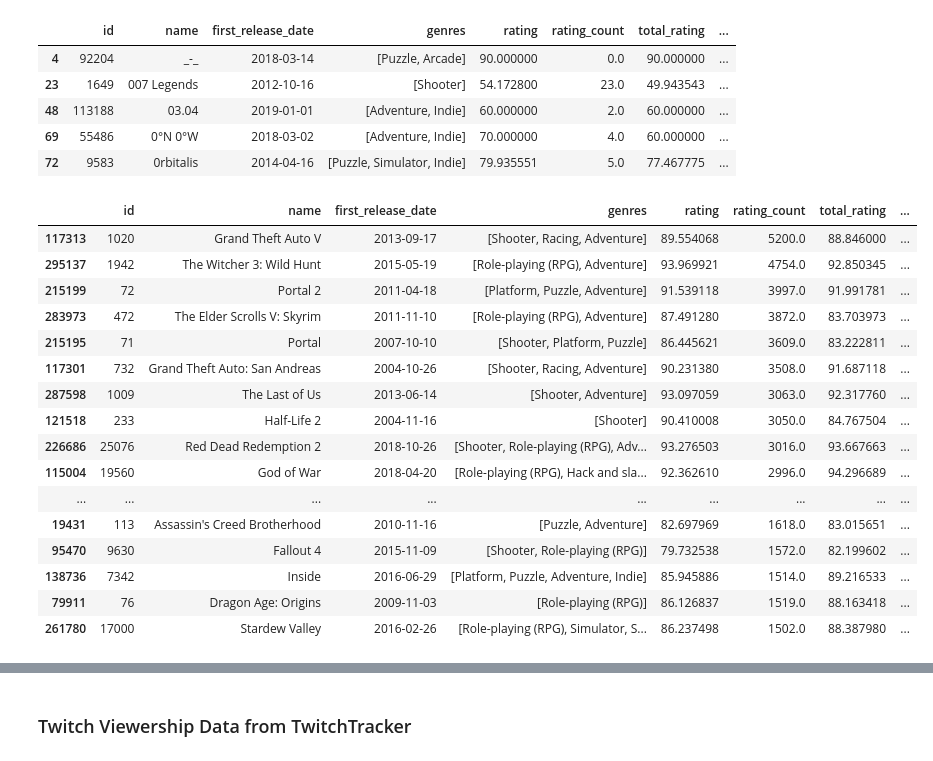
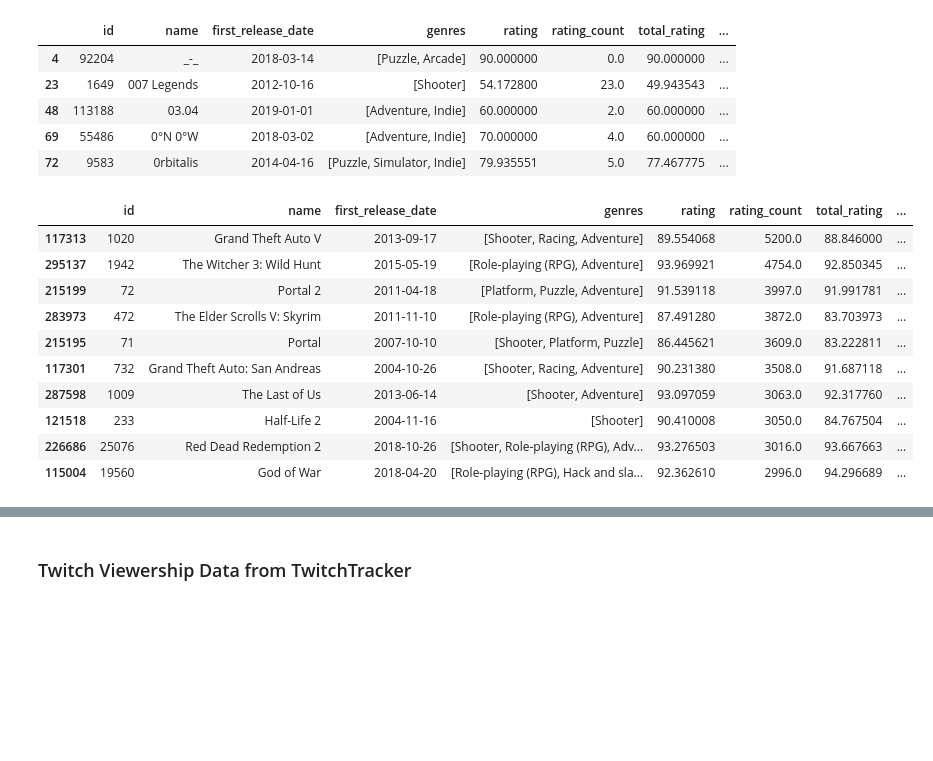
Before and after one commit to Axewuf/Beyond-The-Crosshair, a Jupyter notebook: notebooks/BeyondTheCrosshair.ipynb, the cells around one changed output, grey strips where cells are left out. Cells and saved outputs as stored; diff of their text form; code cells hidden in the pictures; blank space fills up the shorter version.

```diff
--- a/notebooks/BeyondTheCrosshair.ipynb
+++ b/notebooks/BeyondTheCrosshair.ipynb
@@ -221,25 +221,19 @@ With first_release_date = 31702
 | 69 | 55486 | 0°N 0°W | 2018-03-02 | [Adventure, Indie] | 70.000000 | 4.0 | 60.000000 | ... |
 | 72 | 9583 | 0rbitalis | 2014-04-16 | [Puzzle, Simulator, Indie] | 79.935551 | 5.0 | 77.467775 | ... |
 # %%
-igdb_data_merged_filtered_converted.sort_values(by="total_rating_count", ascending=False).head(50)
+igdb_data_merged_filtered_converted.sort_values(by="total_rating_count", ascending=False).head(10)
 # %% [output]
 |  | id | name | first_release_date | genres | rating | rating_count | total_rating | ... |
 | 117313 | 1020 | Grand Theft Auto V | 2013-09-17 | [Shooter, Racing, Adventure] | 89.554068 | 5200.0 | 88.846000 | ... |
 | 295137 | 1942 | The Witcher 3: Wild Hunt | 2015-05-19 | [Role-playing (RPG), Adventure] | 93.969921 | 4754.0 | 92.850345 | ... |
 | 215199 | 72 | Portal 2 | 2011-04-18 | [Platform, Puzzle, Adventure] | 91.539118 | 3997.0 | 91.991781 | ... |
 | 283973 | 472 | The Elder Scrolls V: Skyrim | 2011-11-10 | [Role-playing (RPG), Adventure] | 87.491280 | 3872.0 | 83.703973 | ... |
 | 215195 | 71 | Portal | 2007-10-10 | [Shooter, Platform, Puzzle] | 86.445621 | 3609.0 | 83.222811 | ... |
 | 117301 | 732 | Grand Theft Auto: San Andreas | 2004-10-26 | [Shooter, Racing, Adventure] | 90.231380 | 3508.0 | 91.687118 | ... |
 | 287598 | 1009 | The Last of Us | 2013-06-14 | [Shooter, Adventure] | 93.097059 | 3063.0 | 92.317760 | ... |
 | 121518 | 233 | Half-Life 2 | 2004-11-16 | [Shooter] | 90.410008 | 3050.0 | 84.767504 | ... |
 | 226686 | 25076 | Red Dead Redemption 2 | 2018-10-26 | [Shooter, Role-playing (RPG), Adv... | 93.276503 | 3016.0 | 93.667663 | ... |
 | 115004 | 19560 | God of War | 2018-04-20 | [Role-playing (RPG), Hack and sla... | 92.362610 | 2996.0 | 94.296689 | ... |
-| ... | ... | ... | ... | ... | ... | ... | ... | ... |
-| 19431 | 113 | Assassin's Creed Brotherhood | 2010-11-16 | [Puzzle, Adventure] | 82.697969 | 1618.0 | 83.015651 | ... |
-| 95470 | 9630 | Fallout 4 | 2015-11-09 | [Shooter, Role-playing (RPG)] | 79.732538 | 1572.0 | 82.199602 | ... |
-| 138736 | 7342 | Inside | 2016-06-29 | [Platform, Puzzle, Adventure, Indie] | 85.945886 | 1514.0 | 89.216533 | ... |
-| 79911 | 76 | Dragon Age: Origins | 2009-11-03 | [Role-playing (RPG)] | 86.126837 | 1519.0 | 88.163418 | ... |
-| 261780 | 17000 | Stardew Valley | 2016-02-26 | [Role-playing (RPG), Simulator, S... | 86.237498 | 1502.0 | 88.387980 | ... |
 # %%
 games_with_counter = igdb_data_merged_filtered_converted[igdb_data_merged_filtered_converted["name"].str.contains("counter", case=False, na=False)]
 games_with_counter
```
Also changed, not shown: 3 other files.
